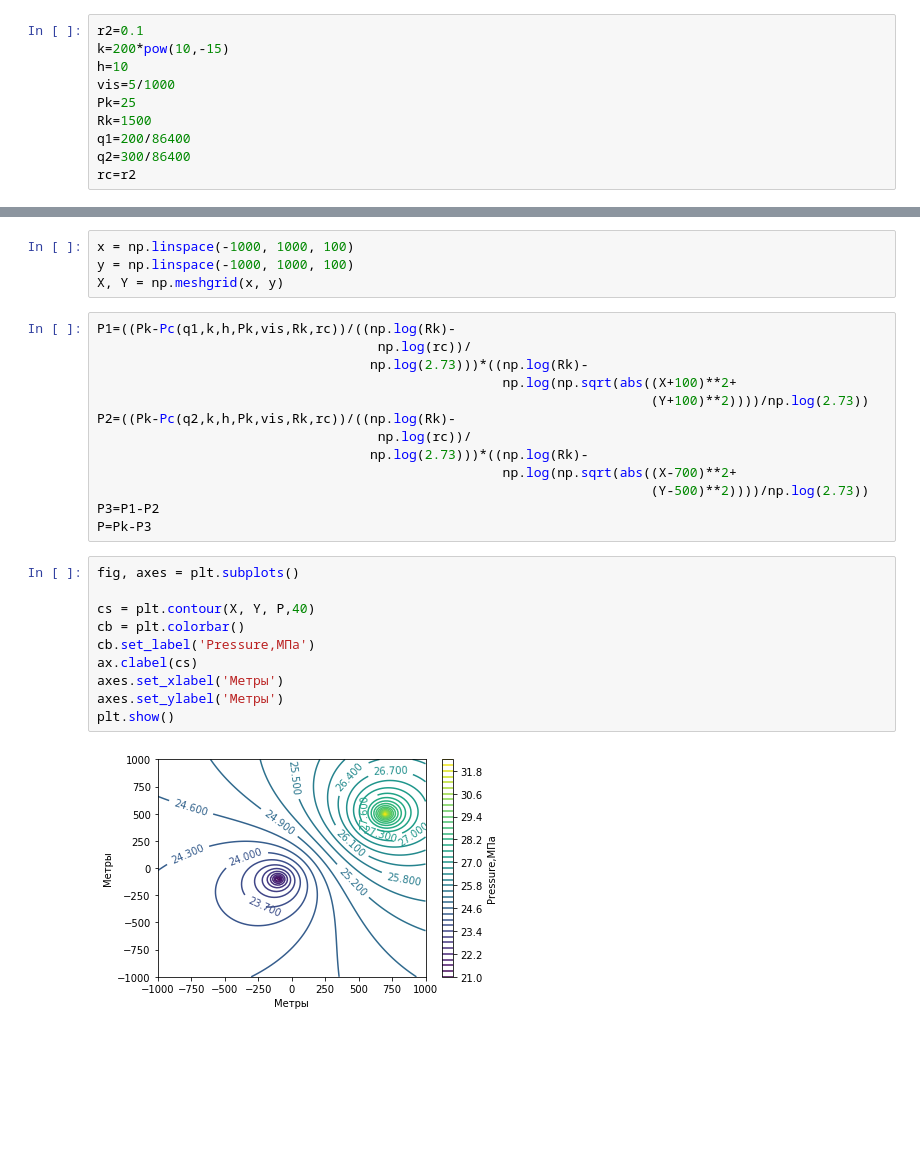
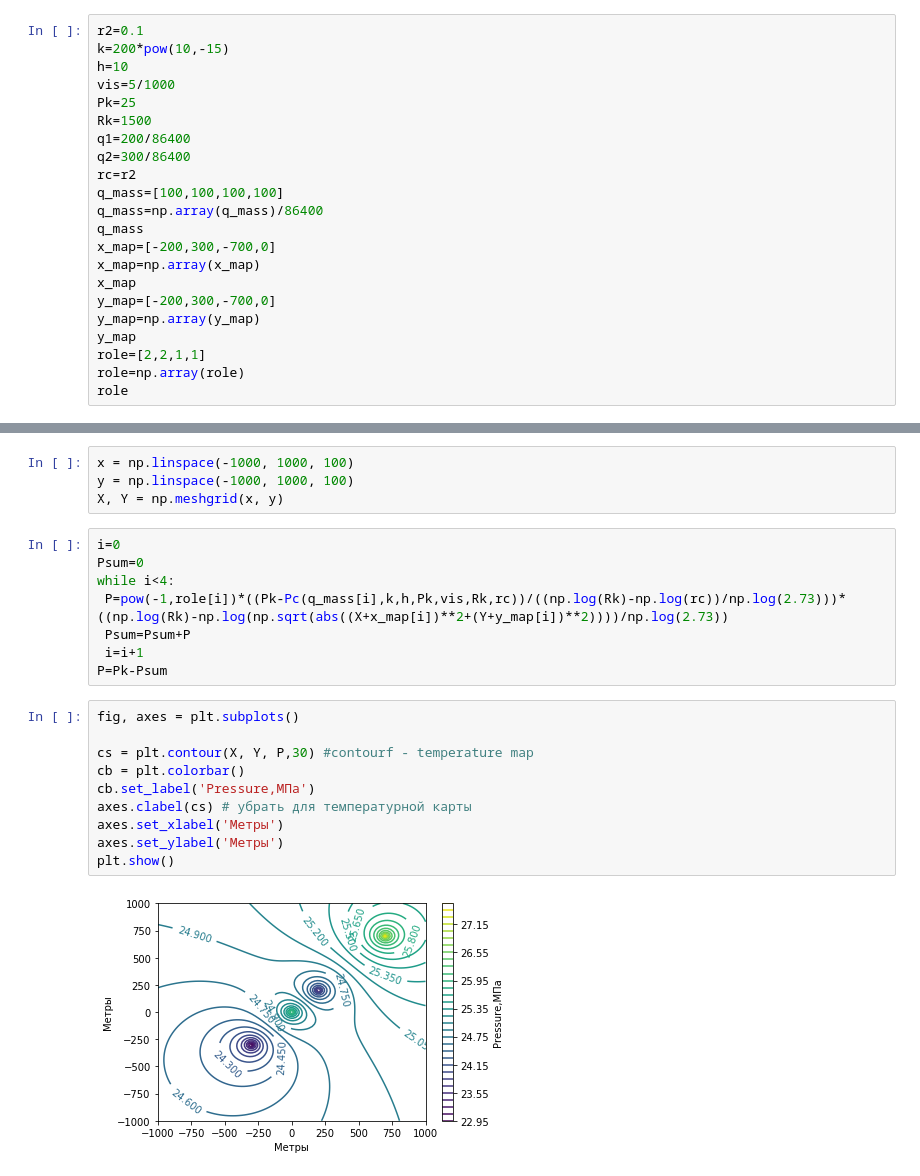
Before and after one commit to PopovAleksandr1998/bakalavr2020, a Jupyter notebook: MAP.ipynb, the cells around one changed output, grey strips where cells are left out. Drawn from its saved outputs; the diff is of its cells as text; blank space fills up the shorter version.

Commit message:
Построение карты с задачей параметров нескольких скважин (нужно дописать способ внесения количества скважин и параметров, сейчас задаются автоматически)

```diff
--- a/MAP.ipynb
+++ b/MAP.ipynb
@@ -17,3 +17,15 @@ Rk=1500
 q1=200/86400
 q2=300/86400
 rc=r2
+q_mass=[100,100,100,100]
+q_mass=np.array(q_mass)/86400
+q_mass
+x_map=[-200,300,-700,0]
+x_map=np.array(x_map)
+x_map
+y_map=[-200,300,-700,0]
+y_map=np.array(y_map)
+y_map
+role=[2,2,1,1]
+role=np.array(role)
+role
@@ -26,27 +40,22 @@ x = np.linspace(-1000, 1000, 100)
 y = np.linspace(-1000, 1000, 100)
 X, Y = np.meshgrid(x, y)
 # %%
-P1=((Pk-Pc(q1,k,h,Pk,vis,Rk,rc))/((np.log(Rk)-
-                                    np.log(rc))/
-                                   np.log(2.73)))*((np.log(Rk)-
-                                                    np.log(np.sqrt(abs((X+100)**2+
-                                                                       (Y+100)**2))))/np.log(2.73))
-P2=((Pk-Pc(q2,k,h,Pk,vis,Rk,rc))/((np.log(Rk)-
-                                    np.log(rc))/
-                                   np.log(2.73)))*((np.log(Rk)-
-                                                    np.log(np.sqrt(abs((X-700)**2+
-                                                                       (Y-500)**2))))/np.log(2.73))
-P3=P1-P2
-P=Pk-P3
+i=0
+Psum=0
+while i<4:
+ P=pow(-1,role[i])*((Pk-Pc(q_mass[i],k,h,Pk,vis,Rk,rc))/((np.log(Rk)-np.log(rc))/np.log(2.73)))*((np.log(Rk)-np.log(np.sqrt(abs((X+x_map[i])**2+(Y+y_map[i])**2))))/np.log(2.73))
+ Psum=Psum+P
+ i=i+1
+P=Pk-Psum
 # %%
 fig, axes = plt.subplots()
 
-cs = plt.contour(X, Y, P,40)
+cs = plt.contour(X, Y, P,30) #contourf - temperature map
 cb = plt.colorbar()
 cb.set_label('Pressure,МПа')
-ax.clabel(cs)
+axes.clabel(cs) # убрать для температурной карты
 axes.set_xlabel('Метры')
 axes.set_ylabel('Метры')
 plt.show()
 # %% [output]
-[figure, old version]
+[figure, new version]
```
Also changed, not shown: parts of 1 cell of this notebook.
